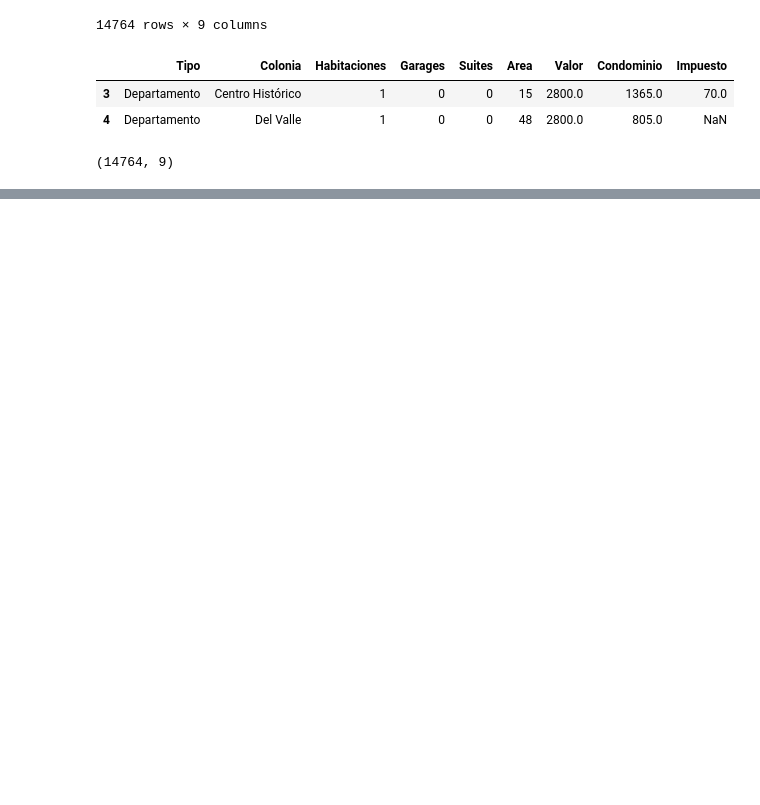
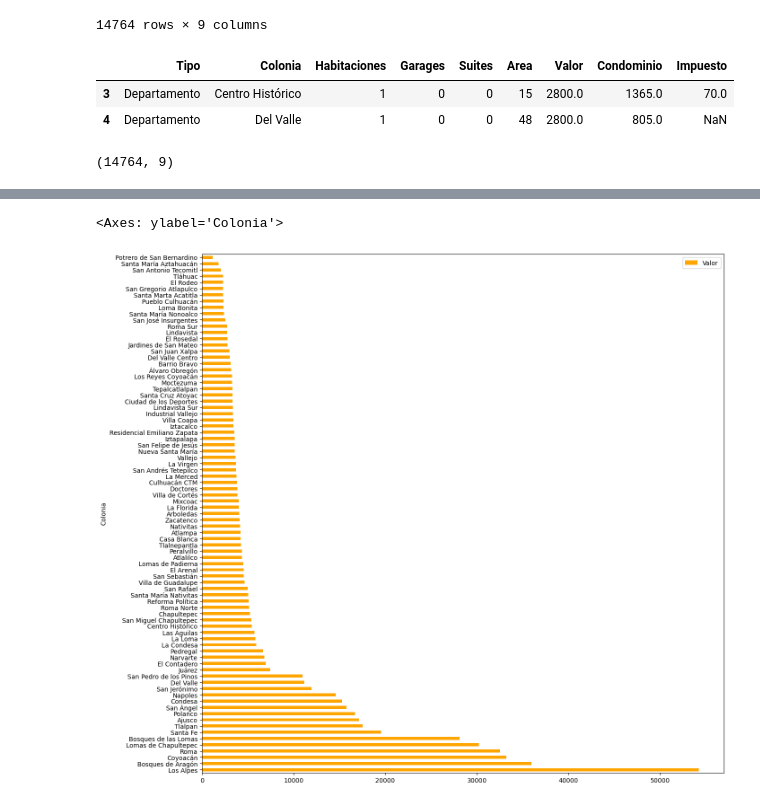
Before and after one commit to Monica-Restrepo/clases-programacion, a Jupyter notebook: inmuebles_cdmx.ipynb, the cells around one changed output, grey strips where cells are left out. Cells and saved outputs as stored; diff of their text form; code cells hidden in the pictures; blank space fills up the shorter version.

```diff
--- a/inmuebles_cdmx.ipynb
+++ b/inmuebles_cdmx.ipynb
@@ -440,0 +476,6 @@ df.shape
+# %%
+# para saber el valor promedio de las colonias, primero se agrupan, luego se usa .mean y después de muestra el resultado en un dataframe
+
+df.groupby('Colonia')[['Valor']].mean().sort_values('Valor', ascending=False)
+df_colonia = df.groupby('Colonia')[['Valor']].mean().sort_values('Valor', ascending=False)
+df_colonia
@@ -440,0 +497,5 @@ df.shape
+# %%
+df_colonia.plot(kind='barh', figsize=(15,15), color='orange')
+# %% [output]
+<Axes: ylabel='Colonia'>
+[figure, added]
```
Also changed, not shown: parts of 34 cells of this notebook.
